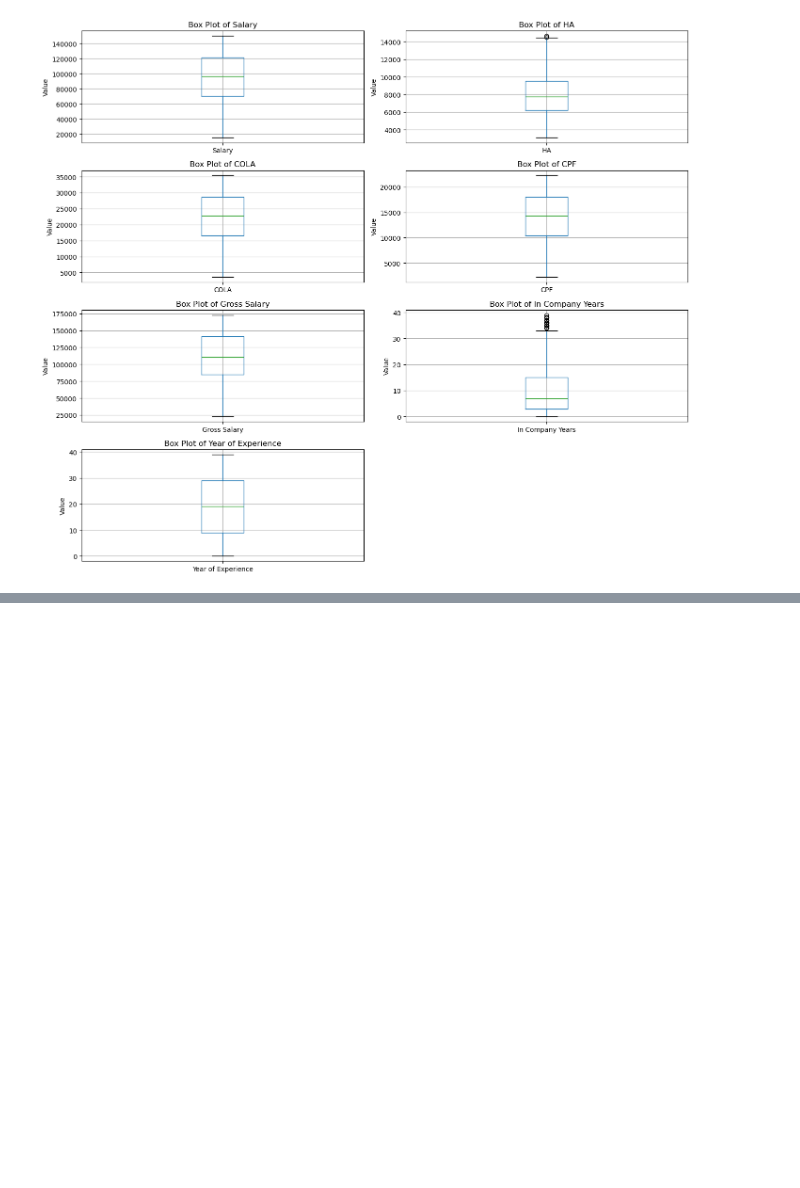
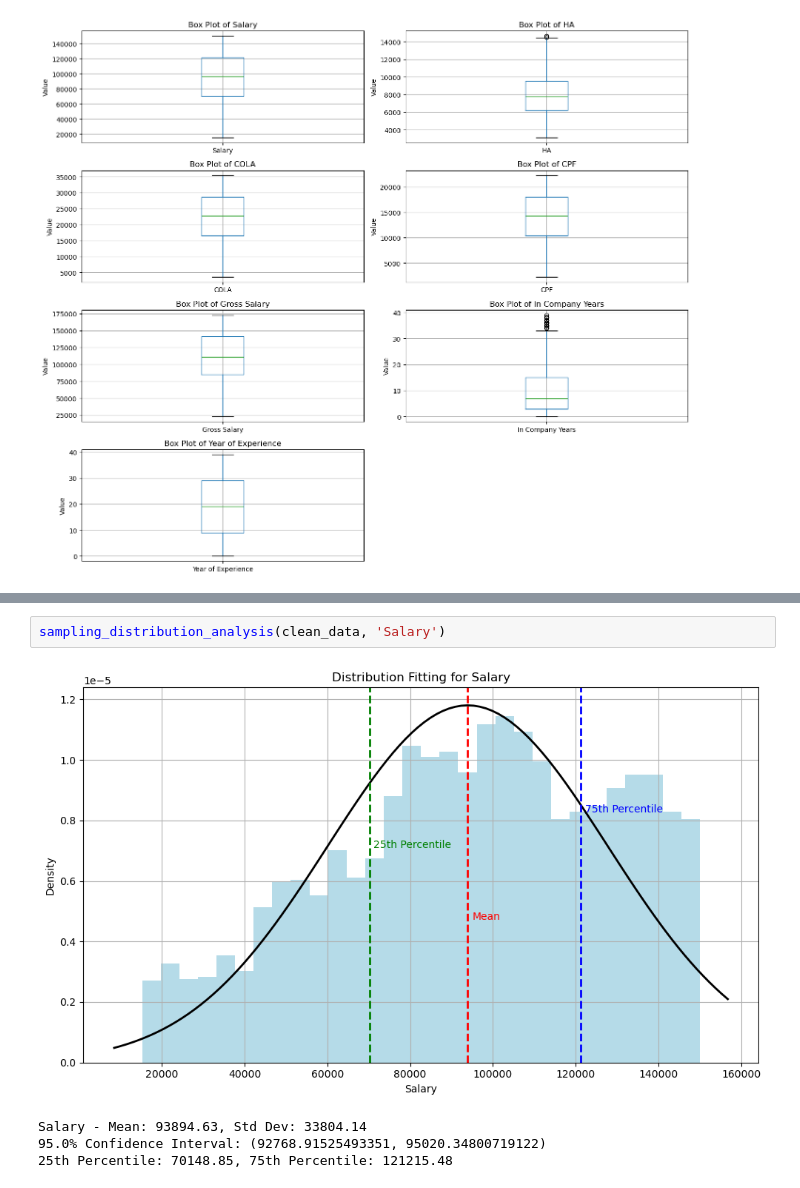
Before and after one commit to Jieoi/company_equity, a Jupyter notebook: Assignment 1.ipynb, the cells around one changed output, grey strips where cells are left out. Drawn from its saved outputs; the diff is of its cells as text; blank space fills up the shorter version.

```diff
--- a/Assignment 1.ipynb
+++ b/Assignment 1.ipynb
@@ -295,0 +383,7 @@ plt.show()
+# %%
+sampling_distribution_analysis(clean_data, 'Salary')
+# %% [output]
+[figure, added]
+Salary - Mean: 93894.63, Std Dev: 33804.14
+95.0% Confidence Interval: (92768.91525493351, 95020.34800719122)
+25th Percentile: 70148.85, 75th Percentile: 121215.48
```
Also changed, not shown: parts of 59 cells of this notebook.
